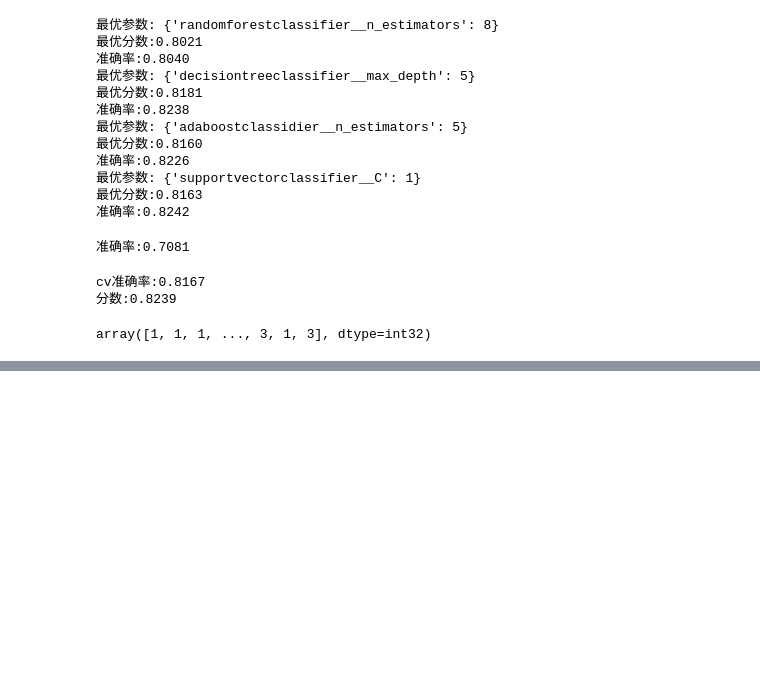
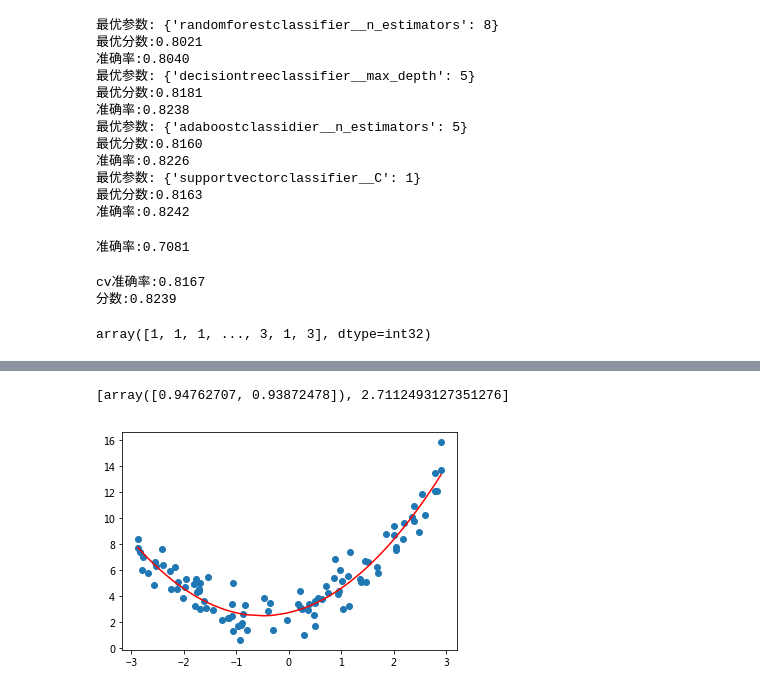
Before and after one commit to Rickiegg/mysql_learning, a Jupyter notebook: GridSearchCV.ipynb, the cells around one changed output, grey strips where cells are left out. Cells and saved outputs as stored; diff of their text form; code cells hidden in the pictures; blank space fills up the shorter version.

Commit message:
add regression penalty examples

```diff
--- a/GridSearchCV.ipynb
+++ b/GridSearchCV.ipynb
@@ -123,0 +142,12 @@ array([1, 1, 1, ..., 3, 1, 3], dtype=int32)
+# %%
+X2=np.hstack([X, X**2])#按列进行数组堆叠
+from sklearn.linear_model import LinearRegression
+lr=LinearRegression()
+lr.fit(X2,y)
+y_pred2=lr.predict(X2)
+plt.scatter(x, y)
+plt.plot(np.sort(x), y_pred2[np.argsort(x)],color='r')
+[lr.coef_,lr.intercept_]
+# %% [output]
+[array([0.94762707, 0.93872478]), 2.7112493127351276]
+[figure, added]
```
Also changed, not shown: parts of 9 cells of this notebook.
